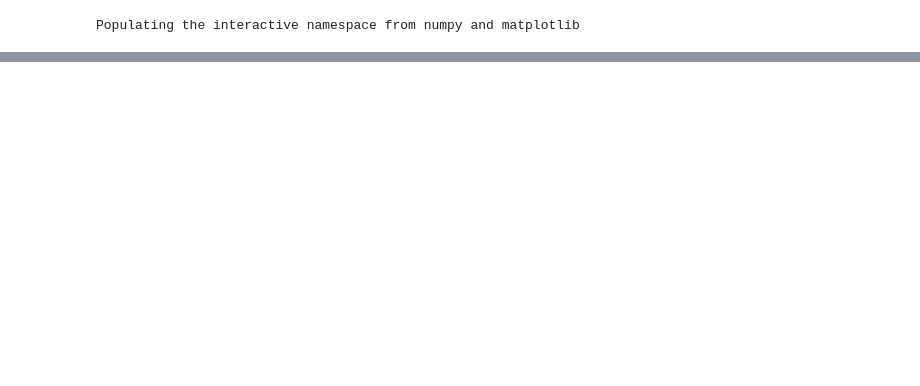
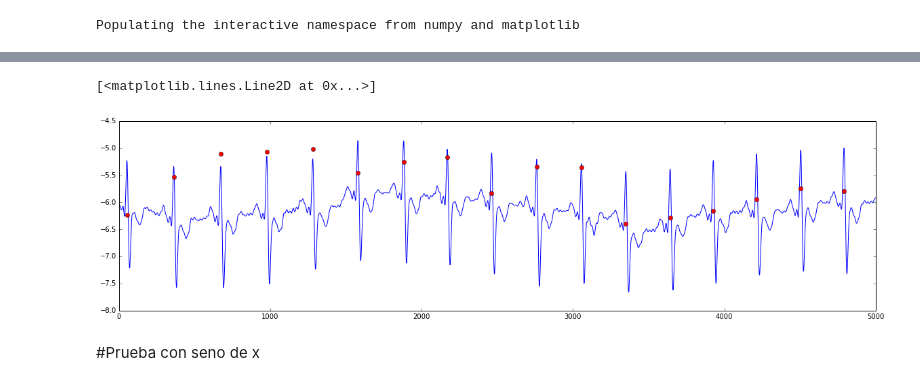
Before and after one commit to diitaz93/MC, a Jupyter notebook: Proyecto/Proyecto.ipynb, the cells around one changed output, grey strips where cells are left out. Saved outputs shown, nothing was run; the diff lists cells and outputs as text; code cells hidden in the pictures; blank space fills up the shorter version.

```diff
--- a/Proyecto/Proyecto.ipynb
+++ b/Proyecto/Proyecto.ipynb
@@ -67,0 +274,14 @@ plot(t,V)
+# %%
+r=argrelmax(filt[3000:8000],order=160)
+picos=[]
+for i in range(len(r[0])):
+    picos.append(r[0][i])
+picos=array(picos)
+figure(figsize=(20,5))
+plot(filt[3000:8000])
+plot(picos,filt[picos],'ro')
+# %% [output]
+[<matplotlib.lines.Line2D at 0x...>]
+[figure, added]
+# %% [markdown]
+#Prueba con seno de x
```
Also changed, not shown: parts of 18 cells of this notebook, 4 other files.
